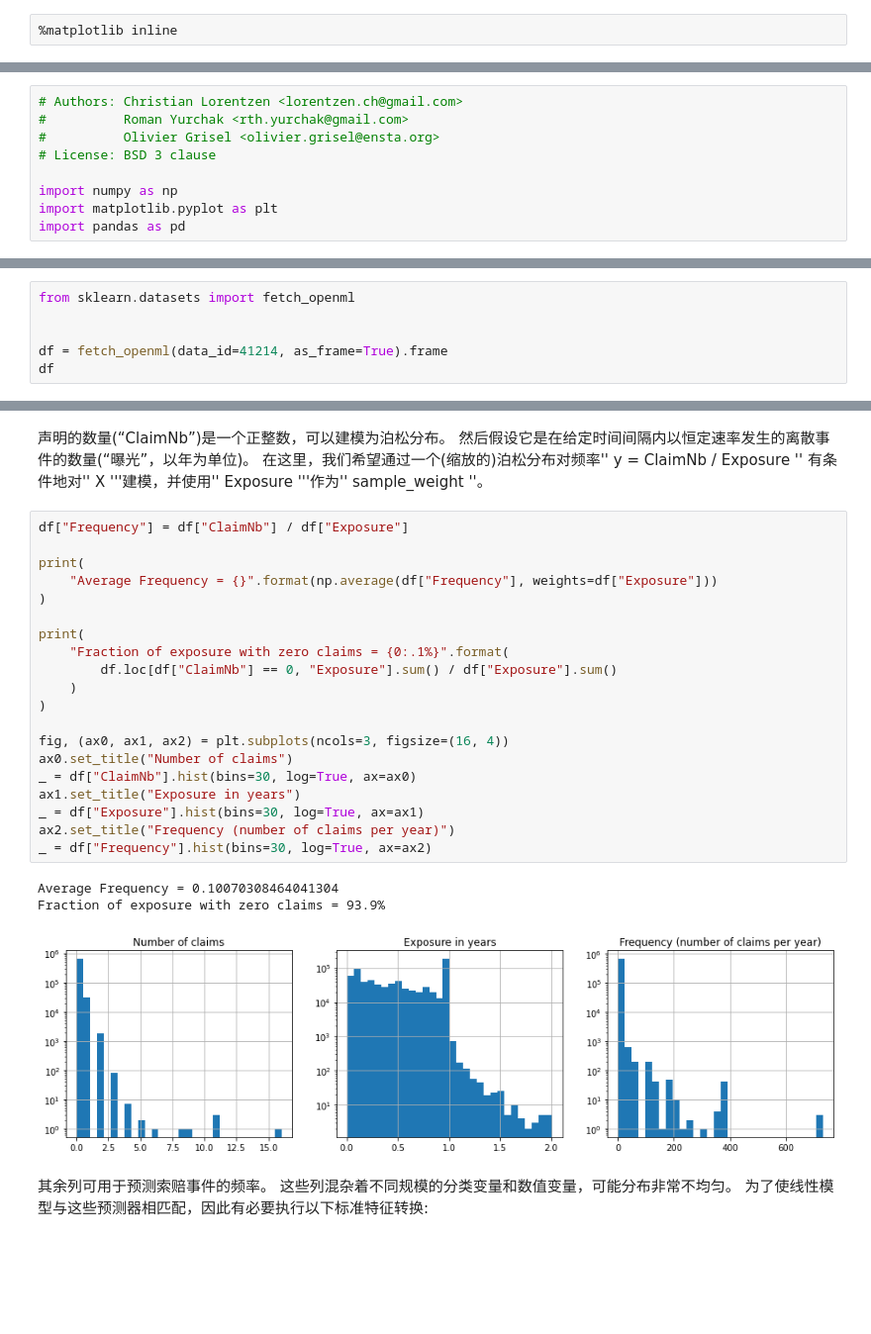
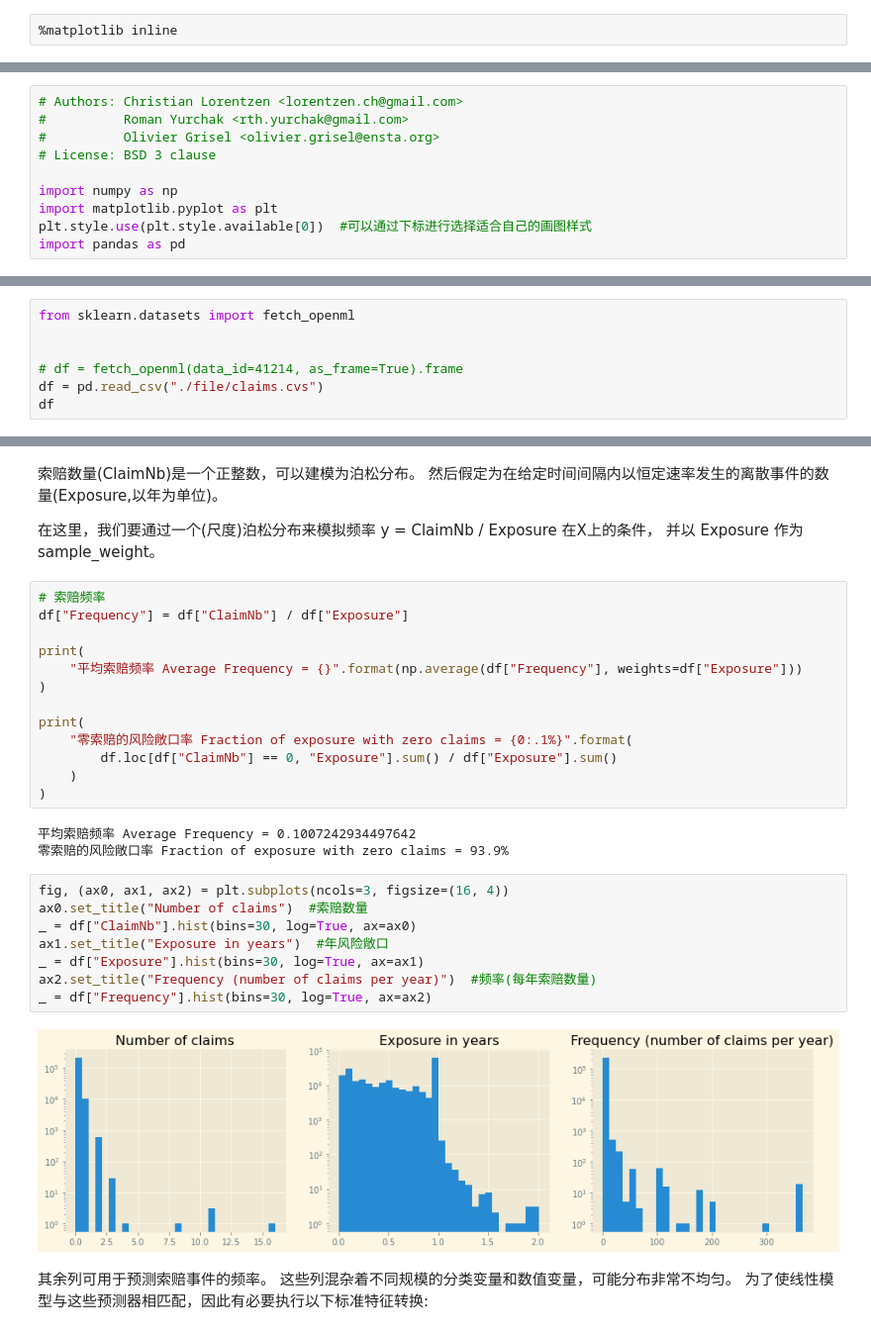
Before and after one commit to vcfriend/python-demo, a Jupyter notebook: scikit-learn/svm/code/plot_poisson_regression_non_normal_loss.ipynb, the cells around one changed output, grey strips where cells are left out. Shown at 99% size. Drawn from its saved outputs; the diff is of its cells as text; blank space fills up the shorter version.

```diff
--- a/scikit-learn/svm/code/plot_poisson_regression_non_normal_loss.ipynb
+++ b/scikit-learn/svm/code/plot_poisson_regression_non_normal_loss.ipynb
@@ -23,6 +26,7 @@
 
 import numpy as np
 import matplotlib.pyplot as plt
+plt.style.use(plt.style.available[0])  #可以通过下标进行选择适合自己的画图样式
 import pandas as pd
 # %% [markdown]
 ## The French Motor Third-Party Liability Claims dataset
@@ -33,6 +40,7 @@ https://www.openml.org/d/41214
 from sklearn.datasets import fetch_openml
 
 
-df = fetch_openml(data_id=41214, as_frame=True).frame
+# df = fetch_openml(data_id=41214, as_frame=True).frame
+df = pd.read_csv("./file/claims.cvs")
 df
 # %% [output]
@@ -58,32 +62,35 @@ df.to_csv("././file/claims.cvs")
 # %% [markdown]
-声明的数量(“ClaimNb”)是一个正整数，可以建模为泊松分布。
-然后假设它是在给定时间间隔内以恒定速率发生的离散事件的数量(“曝光”，以年为单位)。
-在这里，我们希望通过一个(缩放的)泊松分布对频率'' y = ClaimNb / Exposure ''
-有条件地对'' X '''建模，并使用'' Exposure '''作为'' sample_weight ''。
+索赔数量(ClaimNb)是一个正整数，可以建模为泊松分布。
+然后假定为在给定时间间隔内以恒定速率发生的离散事件的数量(Exposure,以年为单位)。
+
+在这里，我们要通过一个(尺度)泊松分布来模拟频率 y = ClaimNb / Exposure 在X上的条件，
+并以 Exposure 作为sample_weight。
+# %%
+# 索赔频率
+df["Frequency"] = df["ClaimNb"] / df["Exposure"]
+
+print(
+    "平均索赔频率 Average Frequency = {}".format(np.average(df["Frequency"], weights=df["Exposure"]))
+)
+
+print(
+    "零索赔的风险敞口率 Fraction of exposure with zero claims = {0:.1%}".format(
+        df.loc[df["ClaimNb"] == 0, "Exposure"].sum() / df["Exposure"].sum()
+    )
+)
+# %% [output]
+平均索赔频率 Average Frequency = 0.1007242934497642
+零索赔的风险敞口率 Fraction of exposure with zero claims = 93.9%
 # %%
-df["Frequency"] = df["ClaimNb"] / df["Exposure"]
-
-print(
-    "Average Frequency = {}".format(np.average(df["Frequency"], weights=df["Exposure"]))
-)
-
-print(
-    "Fraction of exposure with zero claims = {0:.1%}".format(
-        df.loc[df["ClaimNb"] == 0, "Exposure"].sum() / df["Exposure"].sum()
-    )
-)
-
 fig, (ax0, ax1, ax2) = plt.subplots(ncols=3, figsize=(16, 4))
-ax0.set_title("Number of claims")
+ax0.set_title("Number of claims")  #索赔数量
 _ = df["ClaimNb"].hist(bins=30, log=True, ax=ax0)
-ax1.set_title("Exposure in years")
+ax1.set_title("Exposure in years")  #年风险敞口
 _ = df["Exposure"].hist(bins=30, log=True, ax=ax1)
-ax2.set_title("Frequency (number of claims per year)")
+ax2.set_title("Frequency (number of claims per year)")  #频率(每年索赔数量)
 _ = df["Frequency"].hist(bins=30, log=True, ax=ax2)
 # %% [output]
-Average Frequency = 0.10070308464041304
-Fraction of exposure with zero claims = 93.9%
-[figure, old version]
+[figure, new version]
 # %% [markdown]
 其余列可用于预测索赔事件的频率。
 这些列混杂着不同规模的分类变量和数值变量，可能分布非常不均匀。
```
Also changed, not shown: parts of 26 cells of this notebook, 14 other files.
